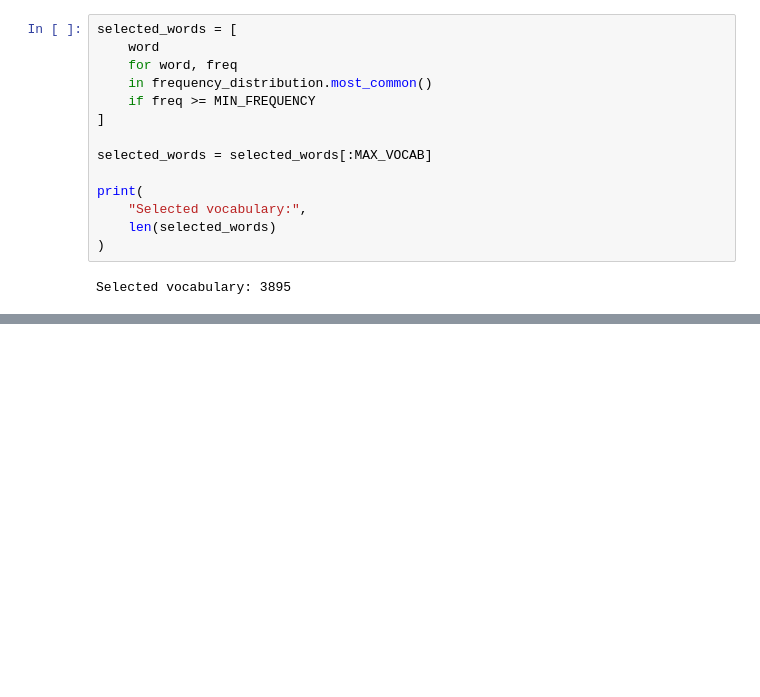
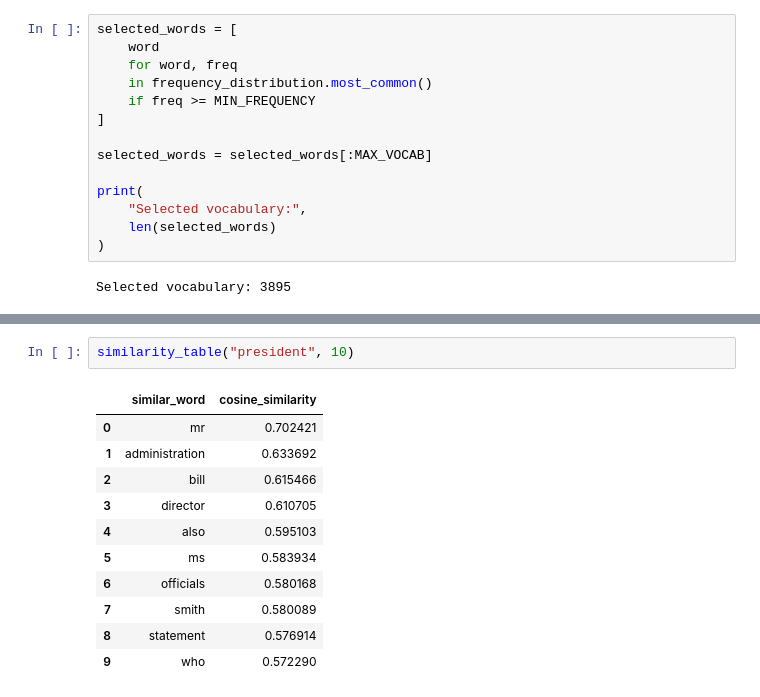
Before and after one commit to AHMADAMJAD0/NLP_with_Olga, a Jupyter notebook: NLP_task3.ipynb, the cells around one changed output, grey strips where cells are left out. Cells and saved outputs as stored; diff of their text form; blank space fills up the shorter version.

```diff
--- a/NLP_task3.ipynb
+++ b/NLP_task3.ipynb
@@ -427,0 +750,14 @@ Selected vocabulary: 3895
+# %%
+similarity_table("president", 10)
+# %% [output]
+|  | similar_word | cosine_similarity |
+| 0 | mr | 0.702421 |
+| 1 | administration | 0.633692 |
+| 2 | bill | 0.615466 |
+| 3 | director | 0.610705 |
+| 4 | also | 0.595103 |
+| 5 | ms | 0.583934 |
+| 6 | officials | 0.580168 |
+| 7 | smith | 0.580089 |
+| 8 | statement | 0.576914 |
+| 9 | who | 0.572290 |
```
Also changed, not shown: parts of 15 cells of this notebook.
